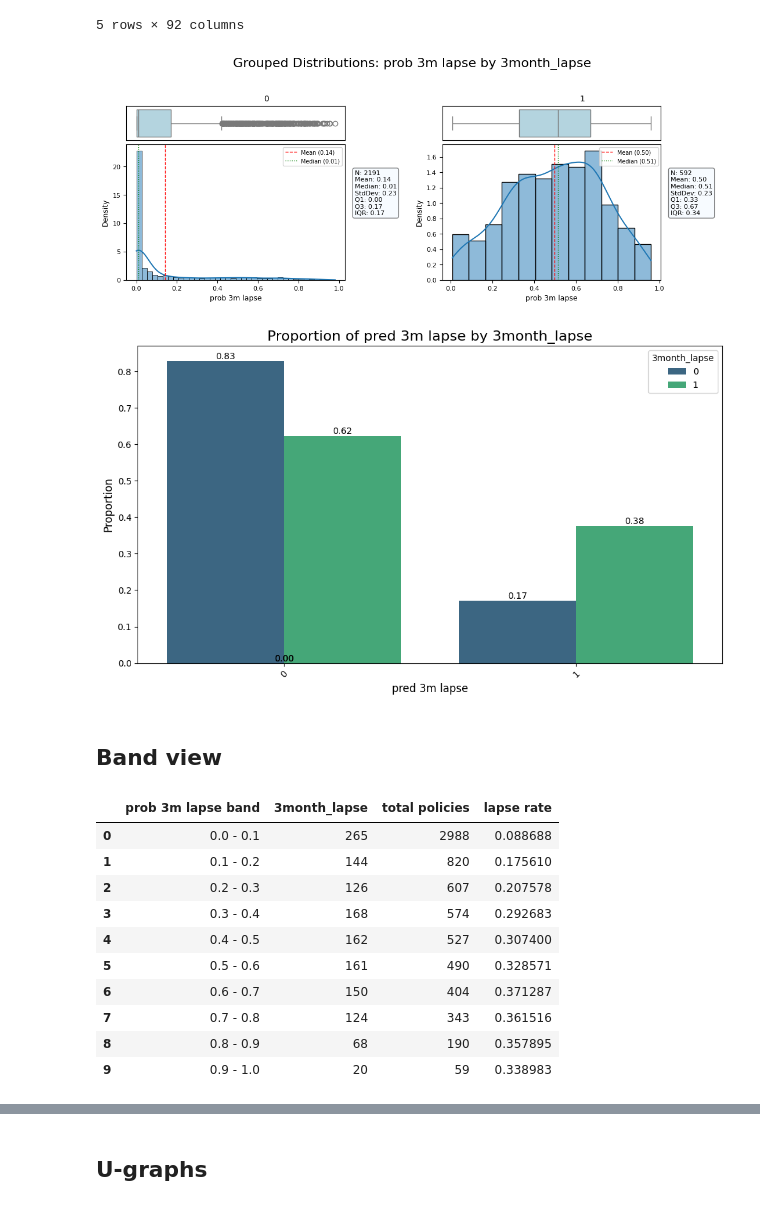
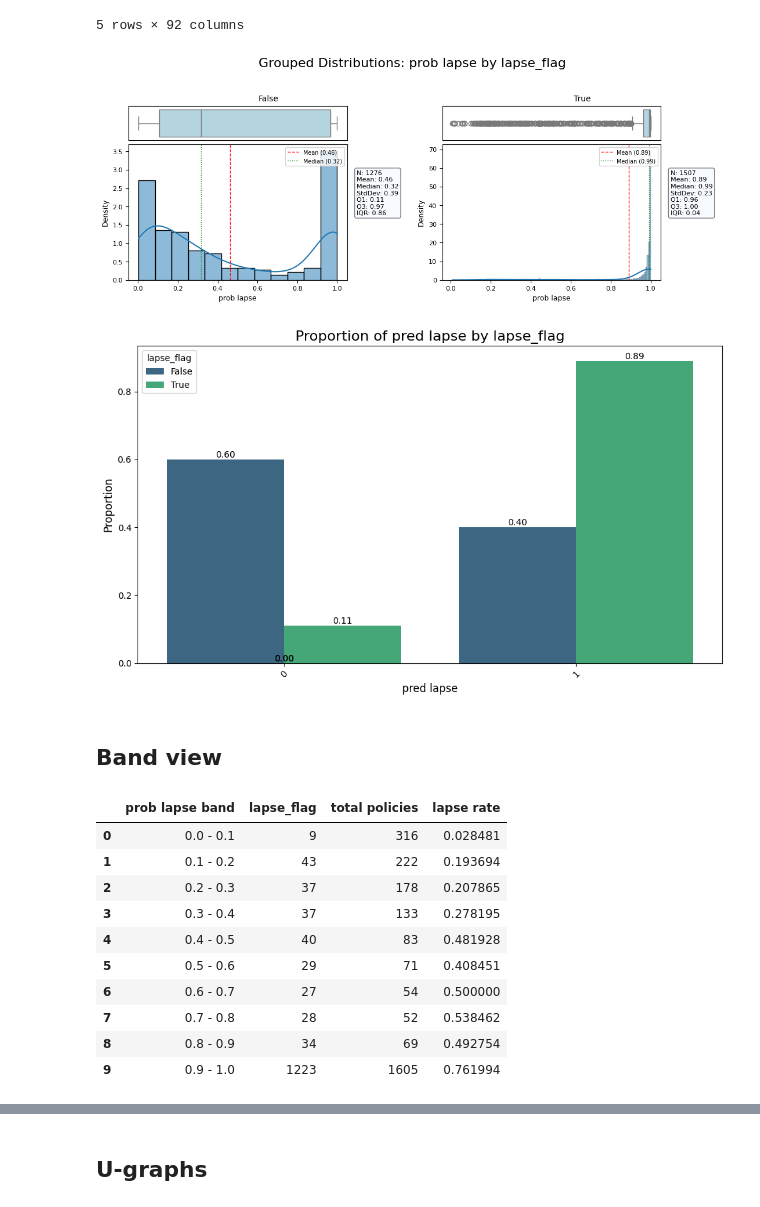
Before and after one commit to Christine-H-code/LapseRate_modeling, a Jupyter notebook: Inception/At_Inception_Models.ipynb, the cells around one changed output, grey strips where cells are left out. Cells and saved outputs as stored; diff of their text form; code cells hidden in the pictures.

```diff
--- a/Inception/At_Inception_Models.ipynb
+++ b/Inception/At_Inception_Models.ipynb
@@ -1060,34 +1063,34 @@ data
 data_3m = data[data['duration'] >3]
 data_6m = data[data['duration'] >6]
 data_1y = data[data['duration'] >12]
-data_l = data[data['duration'] >15]
+data_l = data[data['duration'] >13]
 data_ann = data[data['duration'] >11]
 # %%
 #['policy_name', 'pred 3m lapse', 'prob 3m lapse', 'pred 6m lapse',
 #       'prob 6m lapse', 'pred y1 lapse', 'prob y1 lapse', 'pred lapse',
 #       'prob lapse', 'pred ann lapse', 'prob ann lapse', 'age', 'income', 'eml',
 #       'pml','benefits_count',
 #       'last_benefit_amount', 'cover_amount_full', 'total_funeral_premium',
 #       'funeral_count', 'original_premium', 'duration_policy_start_delay',
 #       '# calls', '# calls contacted', 'res_code_QA_sum',
 #       'res_code_claims_sum', 'res_code_no interest_sum', 'res_code_other_sum',
 #       'res_code_payment_sum', 'res_code_quote_sum', 'res_code_sale_sum',
 #       'res_code_update_sum', 'lapse_flag', 'inflation', 'unemployment rate',
 #       '3month_lapse', '6month_lapse', '1yr_lapse', 'ann_lapse', ]
 
-value_col= 'prob 3m lapse'
+value_col= 'prob lapse'
 data_p = data_l
-target='3month_lapse'
-cat = 'pred 3m lapse'
-band='prob 3m lapse band'
+target='lapse_flag'
+cat = 'pred lapse'
+band='prob lapse band'
 plot_grouped_distributions(data_p, value_col, category_col=target,cat_list = [], main_title="Grouped Distributions")
 # %% [output]
-[figure, old version]
+[figure, new version]
 # %%
 
 bar_comp(data_p,category=cat,split=target)
 # %% [output]
-[figure, old version]
+[figure, new version]
 # %% [markdown]
 ## Band view
 # %%
@@ -1097,17 +1100,17 @@ df.aggregation(groupby_cols=[band],cat_cols=[],agg_dict_not_cat_cols={target: pd
 df.agg_df['lapse rate'] = df.agg_df[target]/df.agg_df['total policies']
 df.agg_df
 # %% [output]
-|  | prob 3m lapse band | 3month_lapse | total policies | lapse rate |
-| 0 | 0.0 - 0.1 | 265 | 2988 | 0.088688 |
-| 1 | 0.1 - 0.2 | 144 | 820 | 0.175610 |
-| 2 | 0.2 - 0.3 | 126 | 607 | 0.207578 |
-| 3 | 0.3 - 0.4 | 168 | 574 | 0.292683 |
-| 4 | 0.4 - 0.5 | 162 | 527 | 0.307400 |
-| 5 | 0.5 - 0.6 | 161 | 490 | 0.328571 |
-| 6 | 0.6 - 0.7 | 150 | 404 | 0.371287 |
-| 7 | 0.7 - 0.8 | 124 | 343 | 0.361516 |
-| 8 | 0.8 - 0.9 | 68 | 190 | 0.357895 |
-| 9 | 0.9 - 1.0 | 20 | 59 | 0.338983 |
+|  | prob lapse band | lapse_flag | total policies | lapse rate |
+| 0 | 0.0 - 0.1 | 9 | 316 | 0.028481 |
+| 1 | 0.1 - 0.2 | 43 | 222 | 0.193694 |
+| 2 | 0.2 - 0.3 | 37 | 178 | 0.207865 |
+| 3 | 0.3 - 0.4 | 37 | 133 | 0.278195 |
+| 4 | 0.4 - 0.5 | 40 | 83 | 0.481928 |
+| 5 | 0.5 - 0.6 | 29 | 71 | 0.408451 |
+| 6 | 0.6 - 0.7 | 27 | 54 | 0.500000 |
+| 7 | 0.7 - 0.8 | 28 | 52 | 0.538462 |
+| 8 | 0.8 - 0.9 | 34 | 69 | 0.492754 |
+| 9 | 0.9 - 1.0 | 1223 | 1605 | 0.761994 |
 # %%
 plt.figure(figsize=(8, 8))
 plt.plot(bins,[0.0, 0.1,0.2,0.3,0.4,0.5,0.6,0.7,0.8,0.9],color='blue')
```
Also changed, not shown: parts of 10 cells of this notebook.
